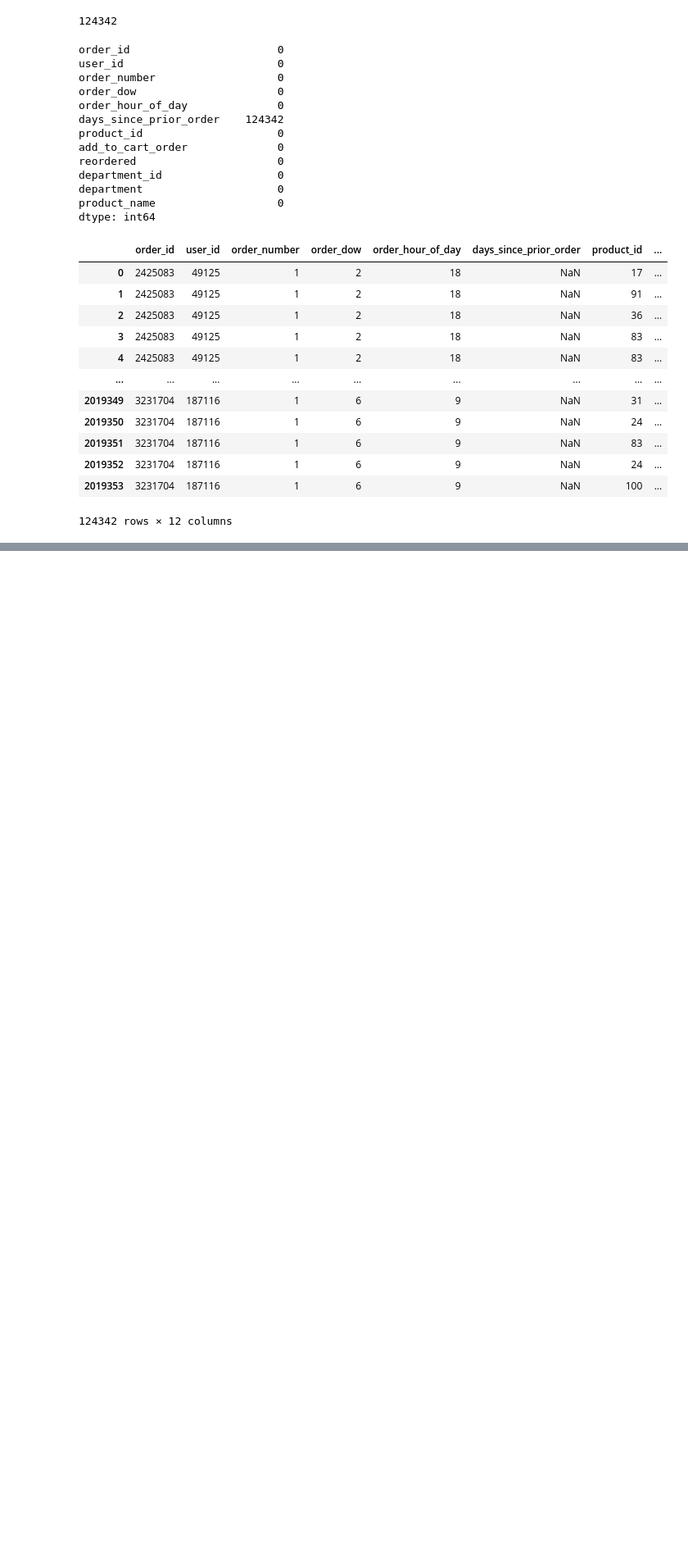
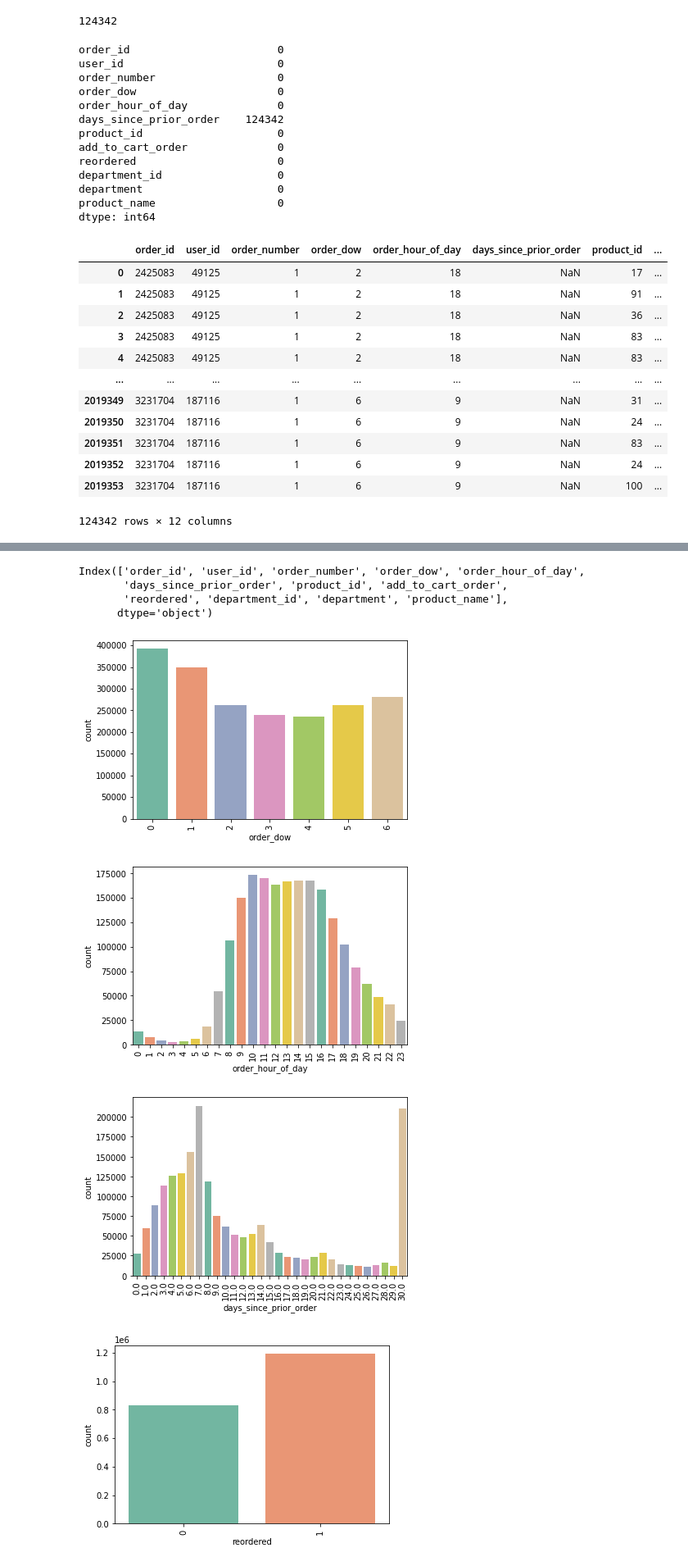
Before and after one commit to Rupesh707/Think-Tank-Case-Study, a Jupyter notebook: EDA.ipynb, the cells around one changed output, grey strips where cells are left out. Shown: that part at 82% size. Cells and saved outputs as stored; diff of their text form; code cells hidden in the pictures; blank space fills up the shorter version.

```diff
--- a/EDA.ipynb
+++ b/EDA.ipynb
@@ -149,0 +164,21 @@ The number of values for features product_name : 134
+# %%
+cs1.columns
+# %% [output]
+Index(['order_id', 'user_id', 'order_number', 'order_dow', 'order_hour_of_day',
+       'days_since_prior_order', 'product_id', 'add_to_cart_order',
+       'reordered', 'department_id', 'department', 'product_name'],
+      dtype='object')
+# %%
+features = ['order_dow', 'order_hour_of_day',
+       'days_since_prior_order','reordered', 'department_id', 'department']
+
+
+for f in features:
+    sns.countplot(x=f,data=cs1, palette="Set2")
+    plt.xticks(rotation =90)
+    plt.show()
+# %% [output]
+[figure, added]
+[figure, added]
+[figure, added]
+[figure, added]
```
Also changed, not shown: parts of 7 cells of this notebook.
